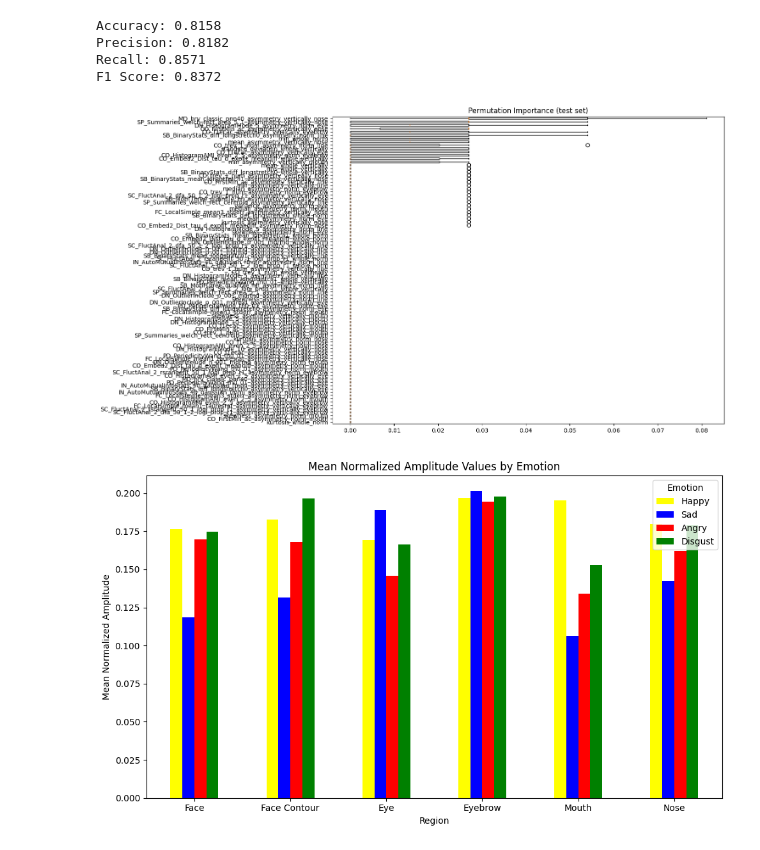
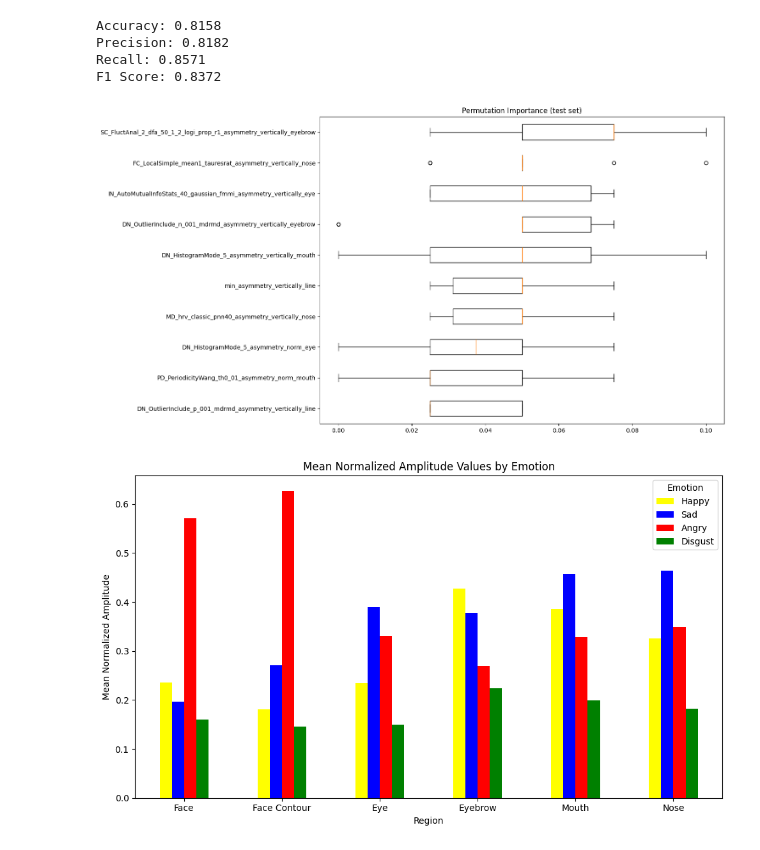
Before and after one commit to irania/FacialAsymmetry, a Jupyter notebook: train_facial_asymmetry.ipynb, the cells around one changed output. Cells and saved outputs as stored; diff of their text form; code cells hidden in the pictures.

```diff
--- a/train_facial_asymmetry.ipynb
+++ b/train_facial_asymmetry.ipynb
@@ -375,73 +388,80 @@ result = permutation_importance(best_model, X_test, y_test, n_repeats=10, random
 
 # Plot the importances
 sorted_idx = result.importances_mean.argsort()
+sorted_idx = sorted_idx[-10:]
 fig, ax = plt.subplots(figsize=(15,8))
 plt.boxplot(result.importances[sorted_idx].T, vert=False, labels=np.array(selected_feature_names)[sorted_idx])
 plt.title("Permutation Importance (test set)")
 plt.tight_layout()
 plt.show()
 # %% [output]
-[figure, old version]
+[figure, new version]
 # %%
 from sklearn.preprocessing import MinMaxScaler
 from helpers.load_data_subject_csv import  load_data
-
+import pandas as pd
 # Function to normalize dataframes
 def normalize_df(df):
     scaler = MinMaxScaler()
     scaled_values = scaler.fit_transform(df)
     df_normalized = pd.DataFrame(scaled_values, index=df.index, columns=df.columns)
-    return df_normalized
+    return df_normalized,scaler
 
-angry_folder = f'./data/working/emotions/angry'
+angry_folder = f'./data/working/emotions/normal/angry'
 angry_df = load_data(angry_folder, 1)
 
-# happy_folder = f'./data/working/emotions/happy'
-# happy_df = load_data(happy_folder, 1)
-
-sad_folder = f'./data/working/emotions/sad'
+sad_folder = f'./data/working/emotions/normal/sad'
 sad_df = load_data(sad_folder, 1)
 
-disgust_folder = f'./data/working/emotions/disgust'
+
+disgust_folder = f'./data/working/emotions/normal/disgust'
 disgust_df = load_data(disgust_folder, 1)
 
-happy_folder = f'./data/working/emotions/happy'
+
+happy_folder = f'./data/working/emotions/normal/happy'
 happy_df = load_data(happy_folder, 1)
 
+angry_df = angry_df.filter(regex='^amplitude.*norm.*')
+sad_df = sad_df.filter(regex='^amplitude.*norm.*')
+happy_df = happy_df.filter(regex='^amplitude.*norm.*')
+disgust_df = disgust_df.filter(regex='^amplitude.*norm.*')
+
+angry_df,angry_scaler = normalize_df(angry_df)
+sad_df,sad_scaler = normalize_df(sad_df)
+happy_df,happy_scaler = normalize_df(happy_df)
+disgust_df,disgust_scaler = normalize_df(disgust_df)
 
 dfs = [happy_df, sad_df,angry_df, disgust_df]
 means = []
 for df in dfs:
-    df = df.filter(regex='^max.*norm.*')
-    df = normalize_df(df)
-    mean = df.mean()
+    mean = df.median()
     means.append(mean)
 # %%
 import pandas as pd
 import matplotlib.pyplot as plt
 
 # Assuming 'means' contains the mean values for each emotion
 # Convert the list of Series into a DataFrame
 means_df = pd.concat(means, axis=1)
 
 
 # Transpose the DataFrame for easier plotting
 #means_df = means_df
 
 # Plotting
 colors = ['yellow','blue','red', 'green']  # Assign a color to each emotion
-ax = means_df.plot(kind='bar', figsize=(10, 6),color=colors, xlabel=['face', 'face contoure','eye','eye brow','mouth','nose'])
+ax = means_df.plot(kind='bar', figsize=(10, 6),color=colors, xlabel=['face', 'face outline','eye','eye brow','mouth','nose'])
 
 plt.title('Mean Normalized Amplitude Values by Emotion')
 plt.xlabel('Region')
 plt.ylabel('Mean Normalized Amplitude')
 # Customizing x-axis labels
 regions = ['Face', 'Face Contour', 'Eye', 'Eyebrow', 'Mouth', 'Nose']  # Custom labels for each category
 ax.set_xticklabels(regions, rotation=0)  # Apply custom labels to x-axis
 
 # Adjusting the legend
 plt.legend(loc='upper right', title='Emotion', labels=['Happy','Sad','Angry', 'Disgust'])
 plt.tight_layout()
 plt.show()
 # %% [output]
-[figure, old version]
+[figure, new version]
```
Also changed, not shown: parts of 14 cells of this notebook, 7 other files.
